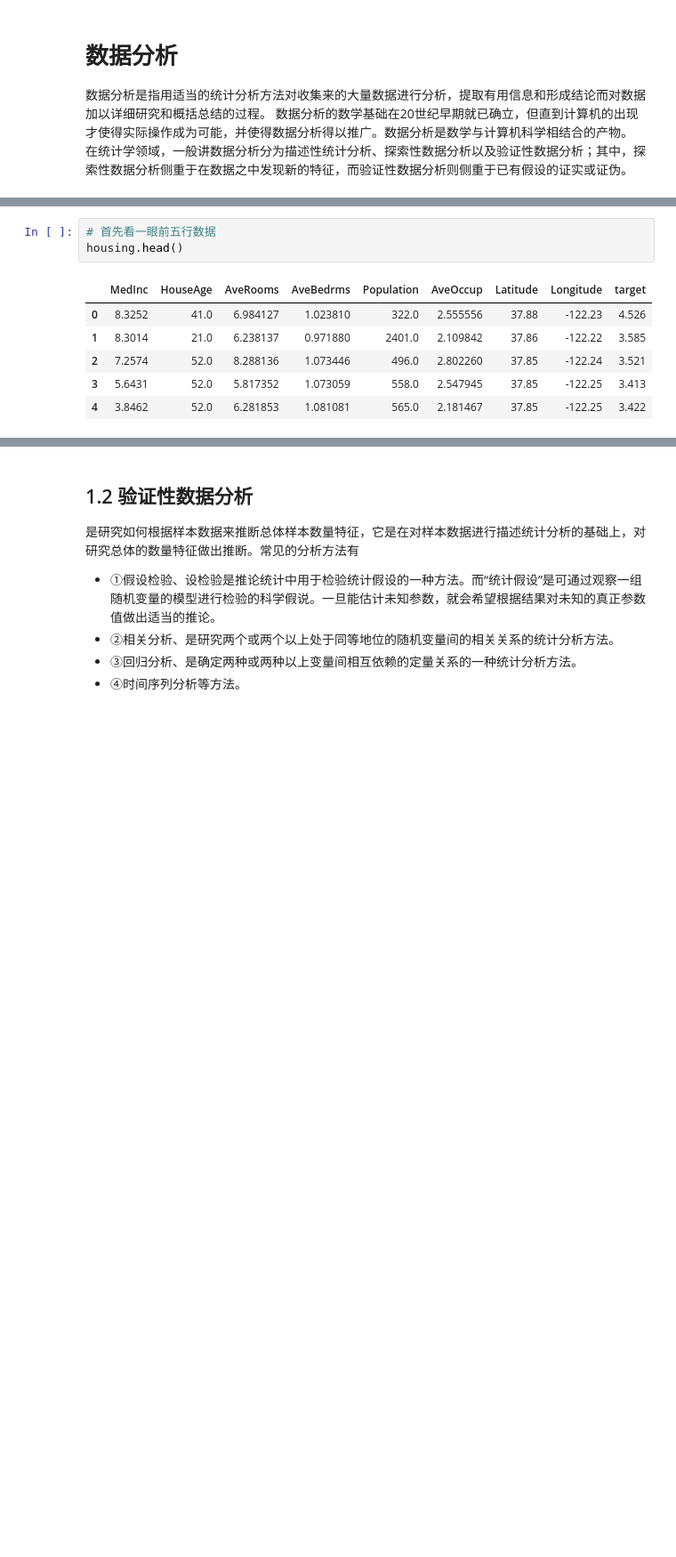
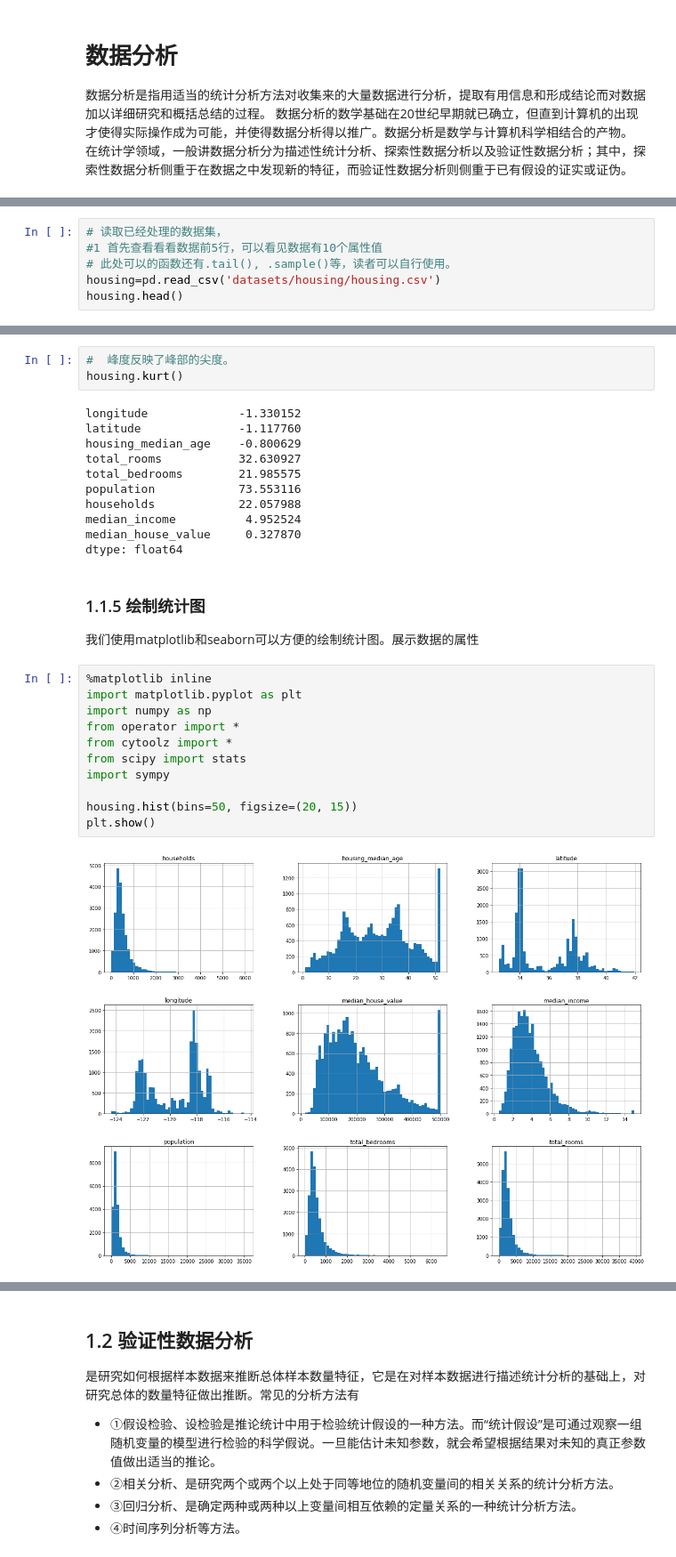
Before and after one commit to inessus/multivariate, a Jupyter notebook: DataAnalysis/chapter1.ipynb, the cells around one changed output, grey strips where cells are left out. Shown at 89% size. Saved outputs shown, nothing was run; the diff lists cells and outputs as text; blank space fills up the shorter version.

```diff
--- a/DataAnalysis/chapter1.ipynb
+++ b/DataAnalysis/chapter1.ipynb
@@ -27,0 +26,6 @@ housing = load_cal_housing()
+# %%
+# 读取已经处理的数据集，
+#1 首先查看看看数据前5行，可以看见数据有10个属性值
+# 此处可以的函数还有.tail(), .sample()等，读者可以自行使用。
+housing=pd.read_csv('datasets/housing/housing.csv')
+housing.head()
@@ -28,10 +158,30 @@ housing = load_cal_housing()
 # %%
-# 首先看一眼前五行数据
-housing.head()
+#  峰度反映了峰部的尖度。
+housing.kurt()
 # %% [output]
-|  | MedInc | HouseAge | AveRooms | AveBedrms | Population | AveOccup | Latitude | Longitude | target |
-| 0 | 8.3252 | 41.0 | 6.984127 | 1.023810 | 322.0 | 2.555556 | 37.88 | -122.23 | 4.526 |
-| 1 | 8.3014 | 21.0 | 6.238137 | 0.971880 | 2401.0 | 2.109842 | 37.86 | -122.22 | 3.585 |
-| 2 | 7.2574 | 52.0 | 8.288136 | 1.073446 | 496.0 | 2.802260 | 37.85 | -122.24 | 3.521 |
-| 3 | 5.6431 | 52.0 | 5.817352 | 1.073059 | 558.0 | 2.547945 | 37.85 | -122.25 | 3.413 |
-| 4 | 3.8462 | 52.0 | 6.281853 | 1.081081 | 565.0 | 2.181467 | 37.85 | -122.25 | 3.422 |
+longitude             -1.330152
+latitude              -1.117760
+housing_median_age    -0.800629
+total_rooms           32.630927
+total_bedrooms        21.985575
+population            73.553116
+households            22.057988
+median_income          4.952524
+median_house_value     0.327870
+dtype: float64
+# %% [markdown]
+### 1.1.5 绘制统计图
+我们使用matplotlib和seaborn可以方便的绘制统计图。展示数据的属性
+# %%
+%matplotlib inline
+import matplotlib.pyplot as plt
+import numpy as np
+from operator import *
+from cytoolz import *
+from scipy import stats
+import sympy
+
+housing.hist(bins=50, figsize=(20, 15))
+plt.show()
+# %% [output]
+[figure, added]
```
Also changed, not shown: parts of 24 cells of this notebook, 6 other files.
